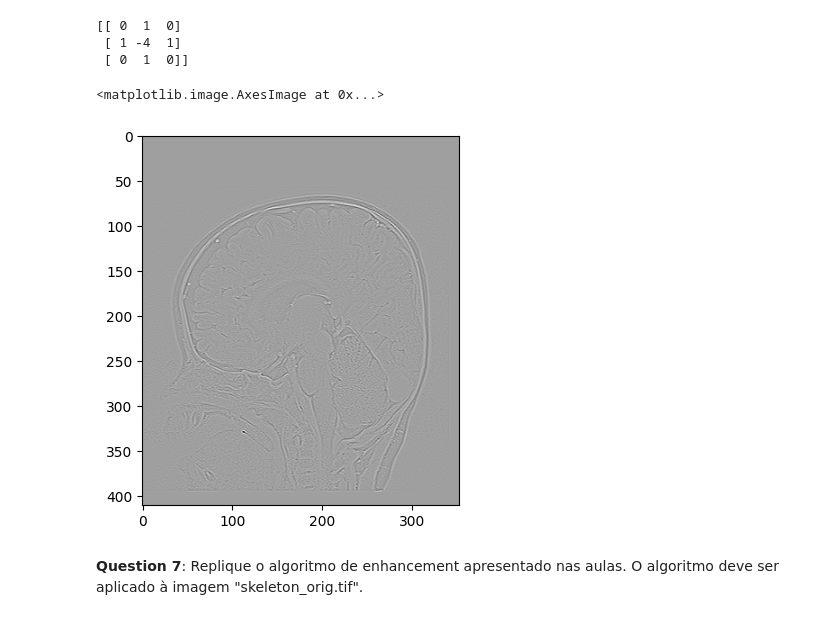
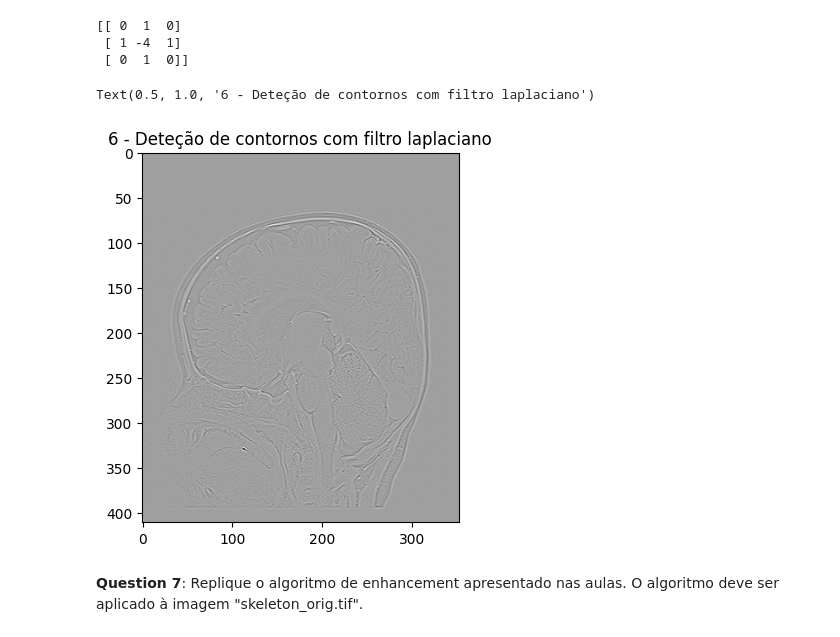
Before and after one commit to a20871/PIB, a Jupyter notebook: Worksheet 3.ipynb, the cells around one changed output. Cells and saved outputs as stored; diff of their text form; code cells hidden in the pictures.

```diff
--- a/Worksheet 3.ipynb
+++ b/Worksheet 3.ipynb
@@ -324,10 +336,11 @@ print(kr_laplace)
  [ 0  1  0]]
 # %%
 im_laplace=edge_detect_sobel(h_clean8,3,kr_laplace)
-# %%
-imshow(im_laplace)
-# %% [output]
-<matplotlib.image.AxesImage at 0x...>
-[figure, removed]
+# %%
+imshow(im_laplace)
+title('6 - Deteção de contornos com filtro laplaciano')
+# %% [output]
+Text(0.5, 1.0, '6 - Deteção de contornos com filtro laplaciano')
+[figure, added]
 # %% [markdown]
 **Question 7**: Replique o algoritmo de enhancement apresentado nas aulas. O algoritmo deve ser aplicado à imagem "skeleton_orig.tif".
```
Also changed, not shown: parts of 13 cells of this notebook.
